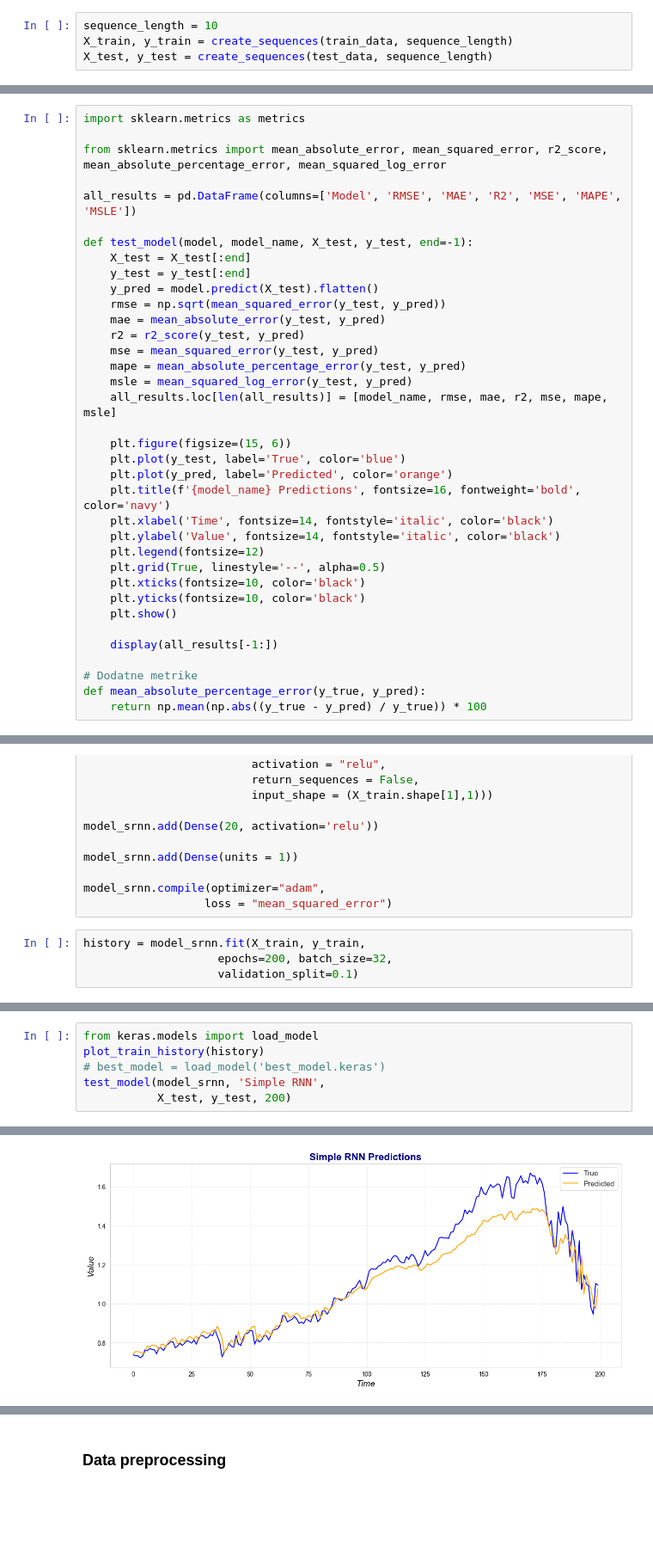
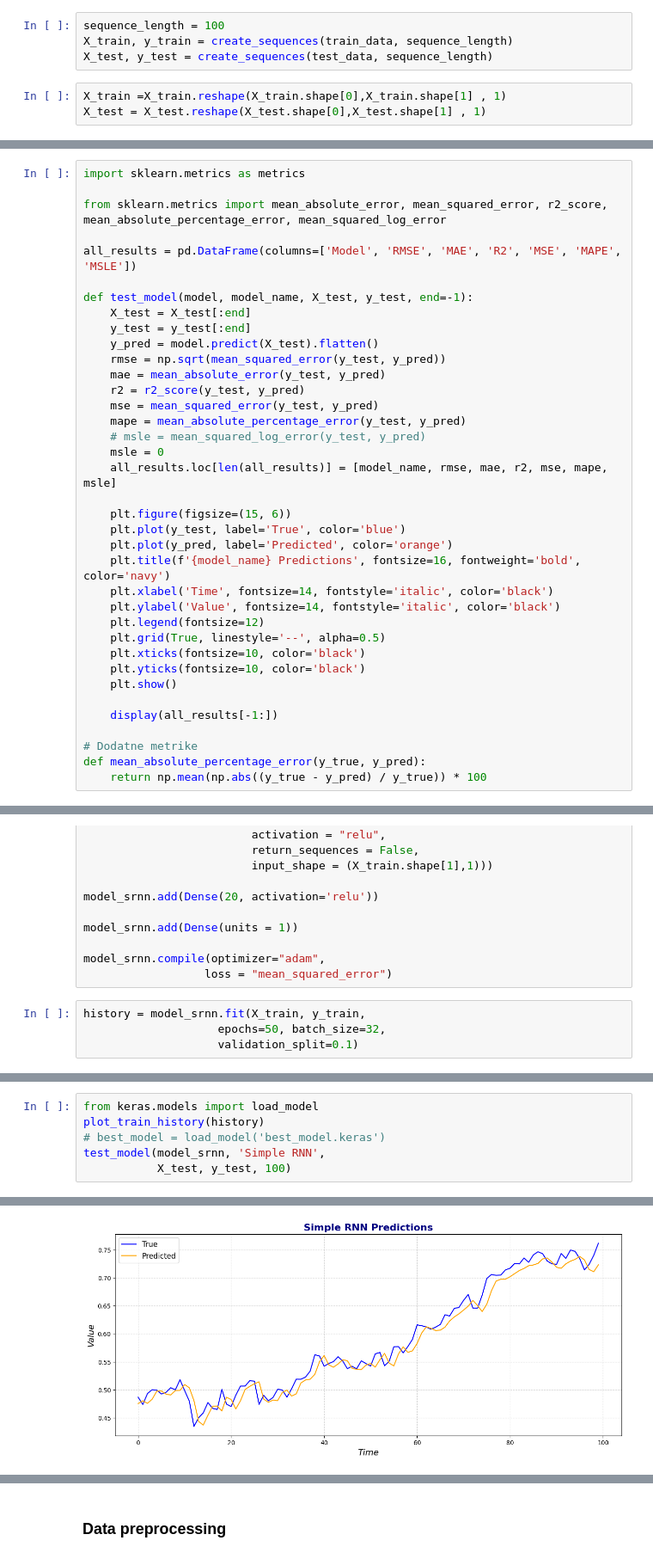
Before and after one commit to NastasijaaS/Artificial-Neural-Networks, a Jupyter notebook: projekat_3.ipynb, the cells around one changed output, grey strips where cells are left out. Shown: that part at 86% size. Cells and saved outputs as stored; diff of their text form; blank space fills up the shorter version.

```diff
--- a/projekat_3.ipynb
+++ b/projekat_3.ipynb
@@ -208,9 +197,12 @@ def create_sequences(data, sequence_length):
 
     return np.array(X), np.array(y)
 # %%
-sequence_length = 10
+sequence_length = 100
 X_train, y_train = create_sequences(train_data, sequence_length)
 X_test, y_test = create_sequences(test_data, sequence_length)
+# %%
+X_train =X_train.reshape(X_train.shape[0],X_train.shape[1] , 1)
+X_test = X_test.reshape(X_test.shape[0],X_test.shape[1] , 1)
 # %%
 from sklearn.metrics import mean_squared_error
 from keras.models import Sequential
@@ -252,7 +244,8 @@ def test_model(model, model_name, X_test, y_test, end=-1):
     r2 = r2_score(y_test, y_pred)
     mse = mean_squared_error(y_test, y_pred)
     mape = mean_absolute_percentage_error(y_test, y_pred)
-    msle = mean_squared_log_error(y_test, y_pred)
+    # msle = mean_squared_log_error(y_test, y_pred)
+    msle = 0
     all_results.loc[len(all_results)] = [model_name, rmse, mae, r2, mse, mape, msle]
 
     plt.figure(figsize=(15, 6))
@@ -291,6 +284,6 @@ model_srnn.compile(optimizer="adam",
                   loss = "mean_squared_error")
 # %%
 history = model_srnn.fit(X_train, y_train,
-                    epochs=200, batch_size=32,
+                    epochs=50, batch_size=32,
                     validation_split=0.1)
 # %% [output]
@@ -316,5 +309,5 @@ from keras.models import load_model
 plot_train_history(history)
 # best_model = load_model('best_model.keras')
 test_model(model_srnn, 'Simple RNN',
-           X_test, y_test, 200)
+           X_test, y_test, 100)
 # %% [output]
@@ -323,2 +316,2 @@ test_model(model_srnn, 'Simple RNN',
-[figure, old version]
+[figure, new version]
 |  | Model | RMSE | MAE | R2 | MSE | MAPE | MSLE |
```
Also changed, not shown: parts of 44 cells of this notebook, 2 other files.
